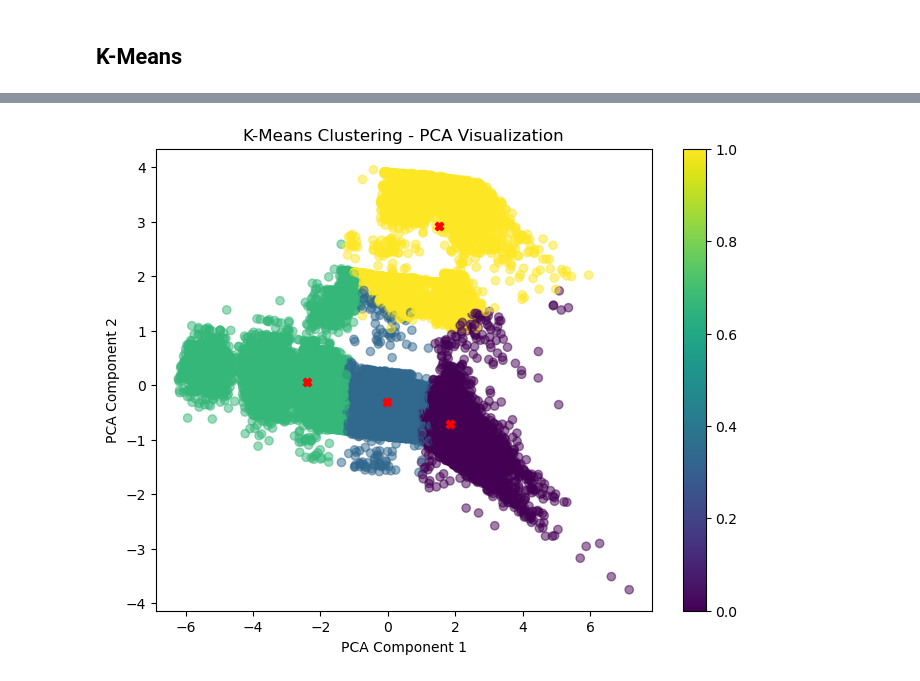
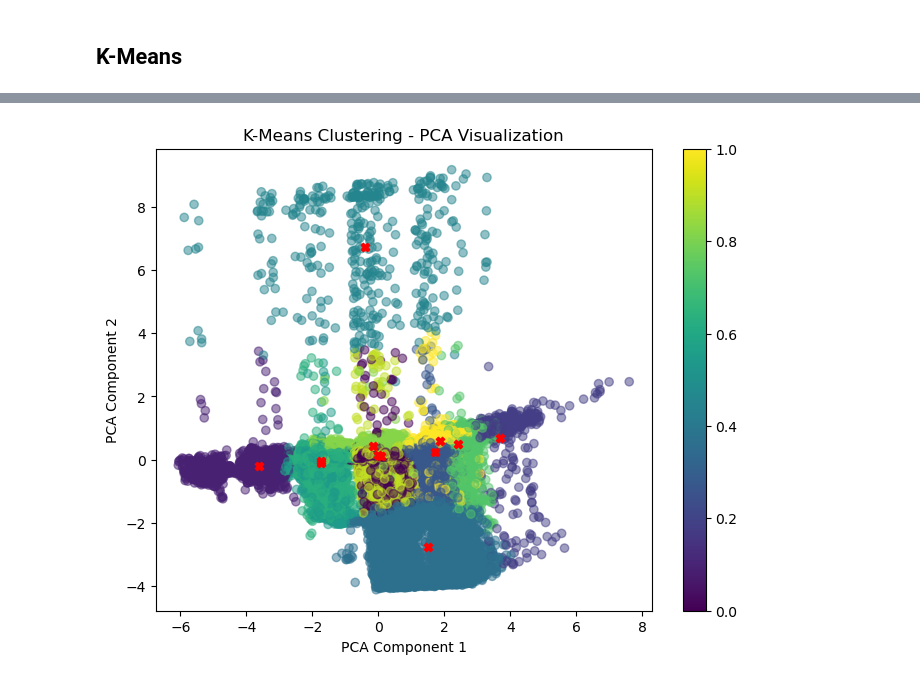
Before and after one commit to dominicfanucchi/aai-510_group7, a Jupyter notebook: AAI-510 Final Project.ipynb, the cells around one changed output, grey strips where cells are left out. Saved outputs shown, nothing was run; the diff lists cells and outputs as text; code cells hidden in the pictures.

Commit message:
Added Downsampling for US + SmoteNC upsampling for other regions. Clustering seems to be getting more interesting

```diff
--- a/AAI-510 Final Project.ipynb
+++ b/AAI-510 Final Project.ipynb
@@ -278,0 +293,25 @@ Cramers_V output for feature country_destination = 1.0
+# %%
+# Separate features and target
+X = df_airbnb_cleaned.drop('country_destination', axis=1)
+y = df_airbnb_cleaned['country_destination']
+
+# Step 1: Undersample the majority class ('US')
+df_us = df_airbnb_cleaned[df_airbnb_cleaned['country_destination'] == 'US']
+df_other = df_airbnb_cleaned[df_airbnb_cleaned['country_destination'] != 'US']
+
+# Undersample "US" to match the count of the second most frequent class
+df_us_under = resample(df_us, replace=False, n_samples=max(df_other['country_destination'].value_counts()), random_state=42)
+
+# Combine undersampled "US" with the minority classes
+df_balanced = pd.concat([df_us_under, df_other])
+
+# Separate features and target variable
+X_balanced = df_balanced.drop('country_destination', axis=1)
+y_balanced = df_balanced['country_destination']
+
+# Step 2: Apply SMOTE-NC
+smote_nc = SMOTENC(categorical_features=categorical_indices, random_state=42)
+X_resampled, y_resampled = smote_nc.fit_resample(X_balanced, y_balanced)
+
+# Print value counts of the target variable after oversampling
+print(pd.Series(y_resampled).value_counts())
@@ -279,3 +333,6 @@ Cramers_V output for feature country_destination = 1.0
+# %%
+# Perform train-test split on the resampled data
+X_train, X_test, y_train, y_test = train_test_split(X_resampled, y_resampled, test_size=0.2, random_state=42)
 # %% [markdown]
 # Modeling
 # %% [markdown]
@@ -287,15 +342,17 @@ df_kmeans = df_airbnb_cleaned.drop(columns=['country_destination', 'id', 'date_a
+# %%
+df_kmeans_train = X_train.copy()
 # %%
 # Scale the numerical columns data for k-means clustering
-numeric_features = df_kmeans.select_dtypes(include=['int64', 'float64']).columns
+numeric_features = df_kmeans_train.select_dtypes(include=['int64', 'float64']).columns
 scaler = StandardScaler()
 
 # Apply StandardScaler to numerical columns
-df_kmeans[numeric_features] = scaler.fit_transform(df_kmeans[numeric_features])
+df_kmeans_train[numeric_features] = scaler.fit_transform(df_kmeans_train[numeric_features])
 
 # One Hot Encode
-categorical_features = df_kmeans.select_dtypes(include='object').columns
+categorical_features = df_kmeans_train.select_dtypes(include='object').columns
 
-df_kmeans_encoded = pd.get_dummies(df_kmeans, columns=categorical_features, drop_first=True)
+df_kmeans_encoded = pd.get_dummies(df_kmeans_train, columns=categorical_features, drop_first=True)
 display(df_kmeans_encoded.info())
 
 display(df_kmeans_encoded.dtypes)
@@ -376,14 +446,14 @@ plt.show()
 # %%
 # Visualize clusters in PCA space
-ideal_cluster_size = 4
+ideal_cluster_size = 12
 
 plt.figure(figsize=(8, 6))
 plt.scatter(df_kmeans_train[:, 0], df_kmeans_train[:, 1], c=k_means_cluster_results[ideal_cluster_size]['labels'], cmap='viridis', alpha=0.5, label='Data points')
 plt.scatter(k_means_cluster_results[ideal_cluster_size]['centers'][:,0], k_means_cluster_results[ideal_cluster_size]['centers'][:,1], c='red', marker='X', label='Cluster Centers')
 plt.title('K-Means Clustering - PCA Visualization')
 plt.xlabel('PCA Component 1')
 plt.ylabel('PCA Component 2')
 plt.colorbar()
 plt.show()
 # %% [output]
-[figure, old version]
+[figure, new version]
```
Also changed, not shown: parts of 9 cells of this notebook.
